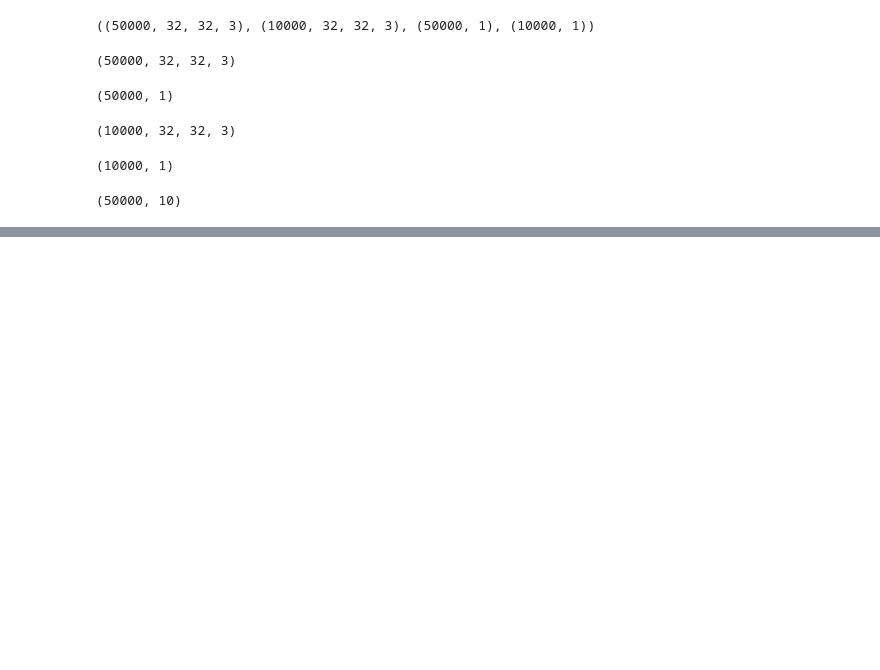
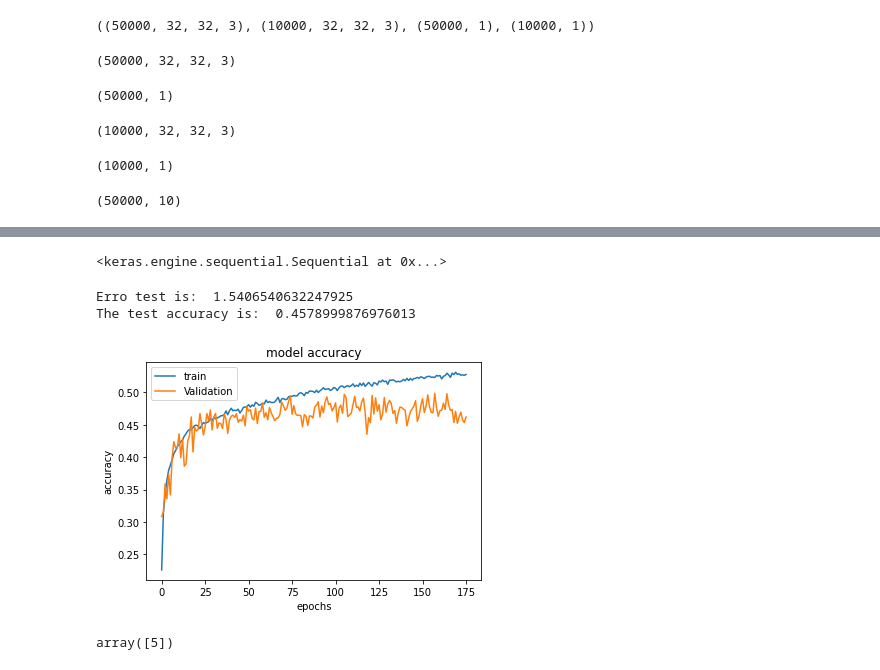
Before and after one commit to uyminhtri2702/AI, a Jupyter notebook: Cifar10.ipynb, the cells around one changed output, grey strips where cells are left out. Cells and saved outputs as stored; diff of their text form; code cells hidden in the pictures; blank space fills up the shorter version.

```diff
--- a/Cifar10.ipynb
+++ b/Cifar10.ipynb
@@ -67,3 +67,14 @@ y_test = np_utils.to_categorical(y_test,10)
 y_train.shape
 # %% [output]
 (50000, 10)
+# %%
+# tao mang neuron nhan tao
+model = Sequential()
+model.add(Dense(512,activation='relu',input_shape=(3072,)))
+model.add(Dropout(0.2))
+model.add(Dense(256,activation='relu'))
+model.add(Dropout(0.2))
+model.add(Dense(512,activation='relu'))
+model.add(Dropout(0.2))
+model.add(Dense(10,activation='softmax'))
+model.summary()
@@ -69,0 +99,4 @@ y_train.shape
+# %%
+# huan luyen mo hinh
+model.compile(loss='categorical_crossentropy',optimizer=RMSprop(), metrics=['accuracy'])
+history = model.fit(x_train,y_train, batch_size=128, epochs=200 , verbose=1 , validation_split=0.2 , callbacks=[EarlyStopping(monitor='val_loss',patience=70)])
@@ -69,0 +121,41 @@ y_train.shape
+# %%
+# Lưu kết quả của model
+from tensorflow.keras.models import load_model
+model.save('tricifa10.h5')
+load_model('tricifa10.h5')
+# %% [output]
+<keras.engine.sequential.Sequential at 0x...>
+# %%
+# Đánh giá độ chính xác của mô hình
+score = model.evaluate(x_test,y_test,verbose=0)
+print('Erro test is: ',score[0])
+print('The test accuracy is: ',score[1])
+# %% [output]
+Erro test is:  1.5406540632247925
+The test accuracy is:  0.4578999876976013
+# %%
+# Vẽ lại quá trình học
+plt.plot(history.history['accuracy'])
+plt.plot(history.history['val_accuracy'])
+plt.title('model accuracy')
+plt.ylabel('accuracy')
+plt.xlabel('epochs')
+plt.legend(['train','Validation'])
+plt.show()
+# %% [output]
+[figure, added]
+# %%
+# Kiểm tra kết quả của mô hình
+from keras.preprocessing import image
+from keras.applications.vgg16 import preprocess_input
+from tensorflow.keras.utils import load_img, img_to_array
+filename = 'bird.jpg'
+img = load_img(filename, target_size =(32,32))
+img.show(filename)
+img = img_to_array(img)
+img = img.astype('float32')
+img = img/255
+img=img.reshape(1,32*32*3)
+np.argmax (model.predict(img) , axis =-1)
+# %% [output]
+array([5])
```
Also changed, not shown: parts of 3 cells of this notebook.
